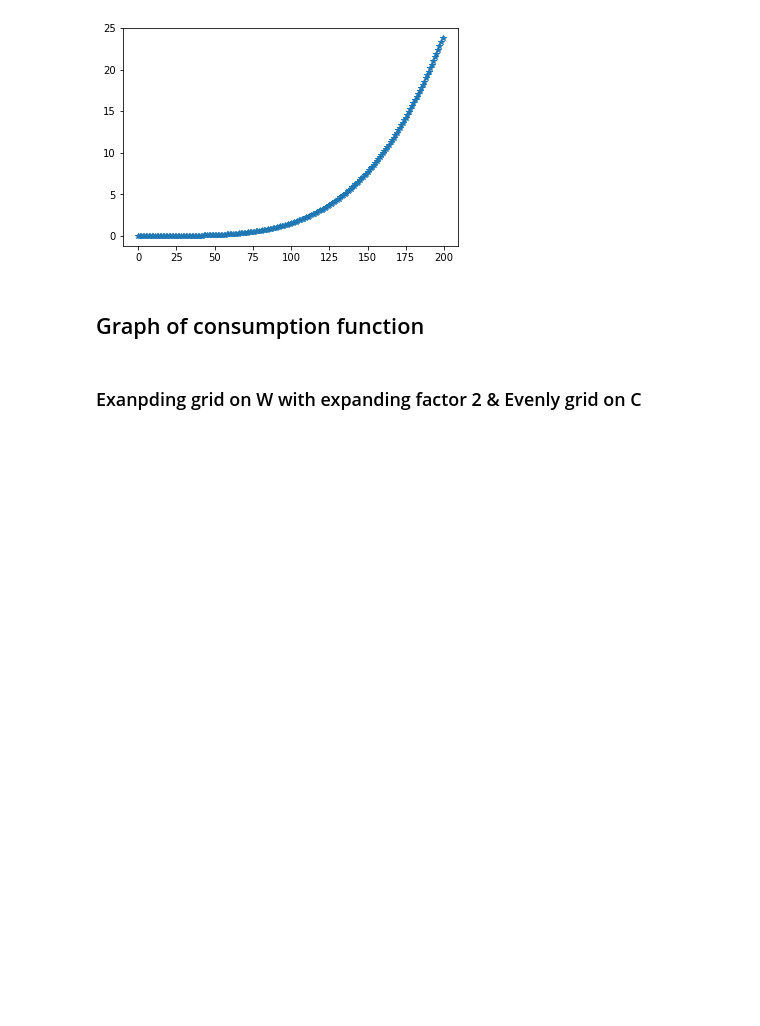
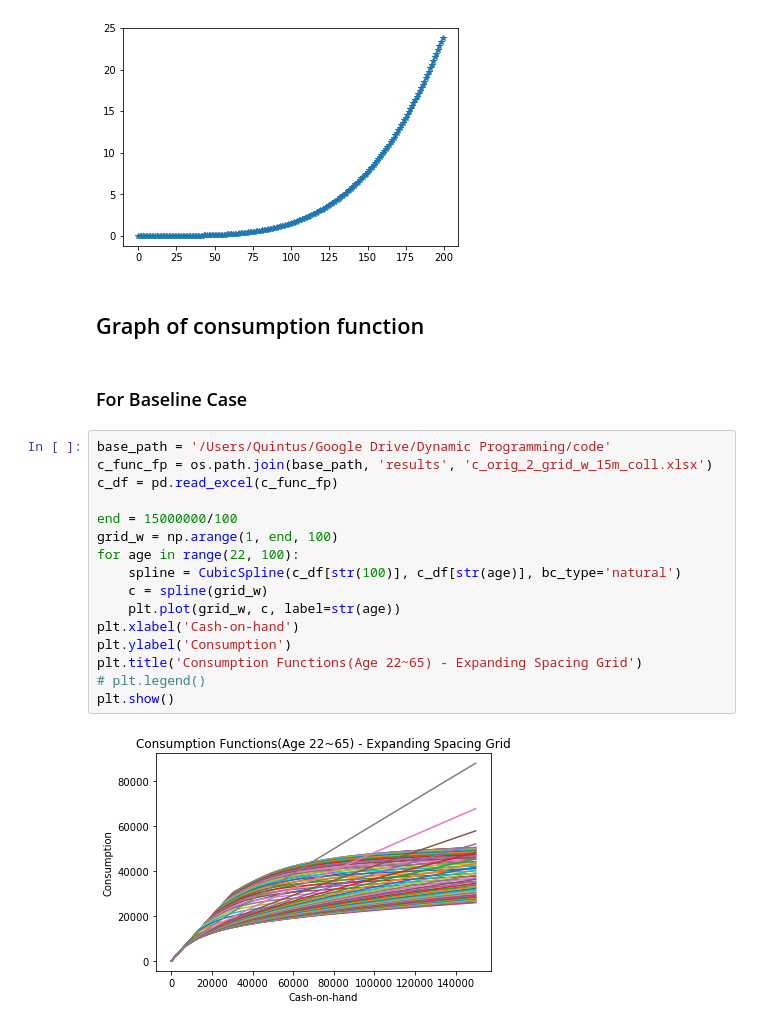
Before and after one commit to Quintus-Zhang/Tracer, a Jupyter notebook: expanding_grid.ipynb, the cells around one changed output. Cells and saved outputs as stored; diff of their text form; blank space fills up the shorter version.

```diff
--- a/expanding_grid.ipynb
+++ b/expanding_grid.ipynb
@@ -31,5 +33,23 @@ plt.show()
 [figure]
 # %% [markdown]
 ## Graph of consumption function
-# %% [markdown]
-### Exanpding grid on W with expanding factor 2 & Evenly grid on C
+# %% [markdown]
+### For Baseline Case
+# %%
+base_path = '/Users/Quintus/Google Drive/Dynamic Programming/code'
+c_func_fp = os.path.join(base_path, 'results', 'c_orig_2_grid_w_15m_coll.xlsx')
+c_df = pd.read_excel(c_func_fp)
+
+end = 15000000/100
+grid_w = np.arange(1, end, 100)
+for age in range(22, 100):
+    spline = CubicSpline(c_df[str(100)], c_df[str(age)], bc_type='natural')
+    c = spline(grid_w)
+    plt.plot(grid_w, c, label=str(age))
+plt.xlabel('Cash-on-hand')
+plt.ylabel('Consumption')
+plt.title('Consumption Functions(Age 22~65) - Expanding Spacing Grid')
+# plt.legend()
+plt.show()
+# %% [output]
+[figure, added]
```
Also changed, not shown: parts of 11 cells of this notebook, 7 other files.
